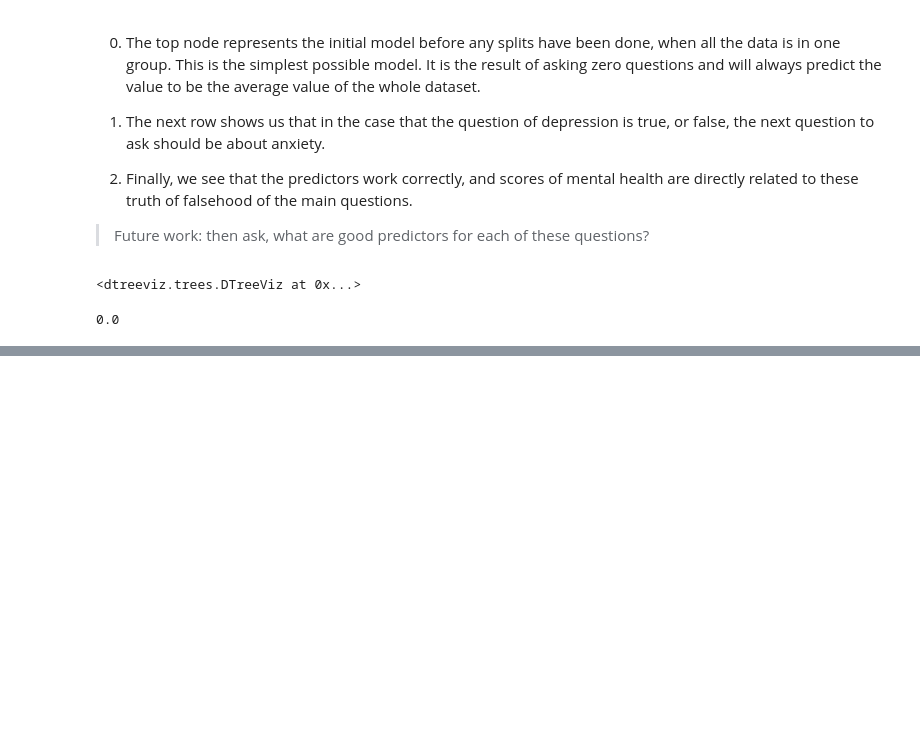
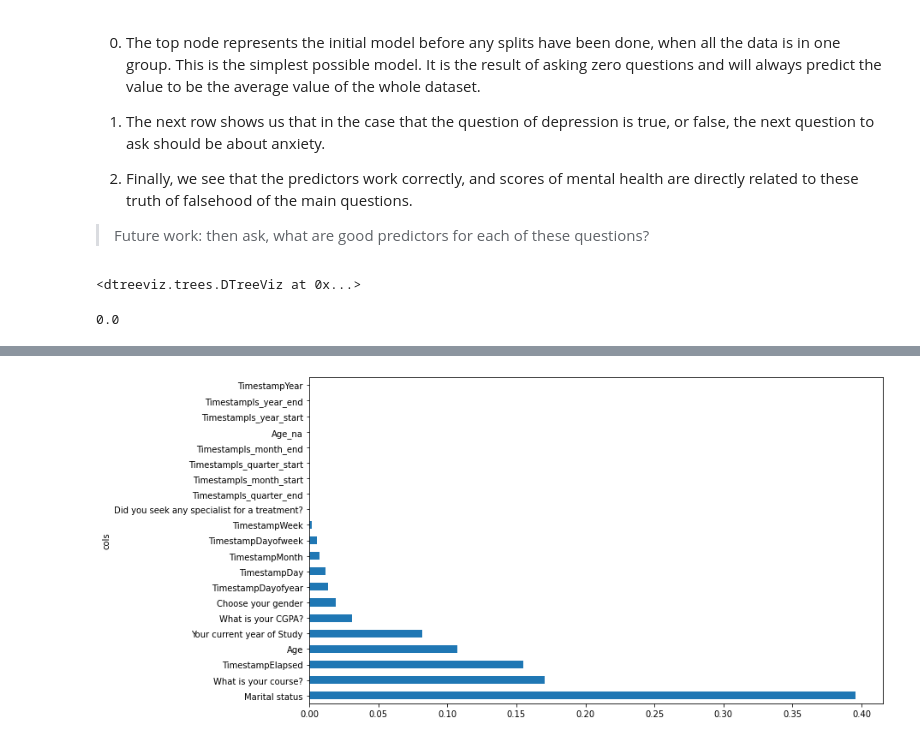
Before and after one commit to alienflip/fast.ai-Course, a Jupyter notebook: mental_health_predictor.ipynb, the cells around one changed output, grey strips where cells are left out. Cells and saved outputs as stored; diff of their text form; code cells hidden in the pictures; blank space fills up the shorter version.

```diff
--- a/mental_health_predictor.ipynb
+++ b/mental_health_predictor.ipynb
@@ -156,3 +163,5 @@ df.head(5)
 | 3 | 8/7/2020 12:06 | 1.0 | 22.0 | 3 | ... | 0 | ... |
 | 4 | 8/7/2020 12:13 | 0.0 | 23.0 | 4 | ... | 0 | ... |
 5 rows × 12 columns
+# %%
+df = df.drop(['Do you have Depression?', 'Do you have Anxiety?', 'Do you have Panic attack?'], axis=1)
@@ -276,0 +318,10 @@ r_mse(m.oob_prediction_, y)
+# %%
+# It's not normally enough just to know that a model can make accurate predictions—
+# we also want to know how it's making predictions.
+# feature importance gives us insight into this.
+def rf_feat_importance(m, df):
+    return pd.DataFrame({'cols':df.columns, 'imp':m.feature_importances_}
+                       ).sort_values('imp', ascending=False)
+# %%
+fi = rf_feat_importance(m, xs)
+fi[:10]
@@ -276,0 +340,7 @@ r_mse(m.oob_prediction_, y)
+# %%
+def plot_fi(fi):
+    return fi.plot('cols', 'imp', 'barh', figsize=(12,7), legend=False)
+
+plot_fi(fi[:30]);
+# %% [output]
+[figure, added]
```
Also changed, not shown: parts of 48 cells of this notebook.
